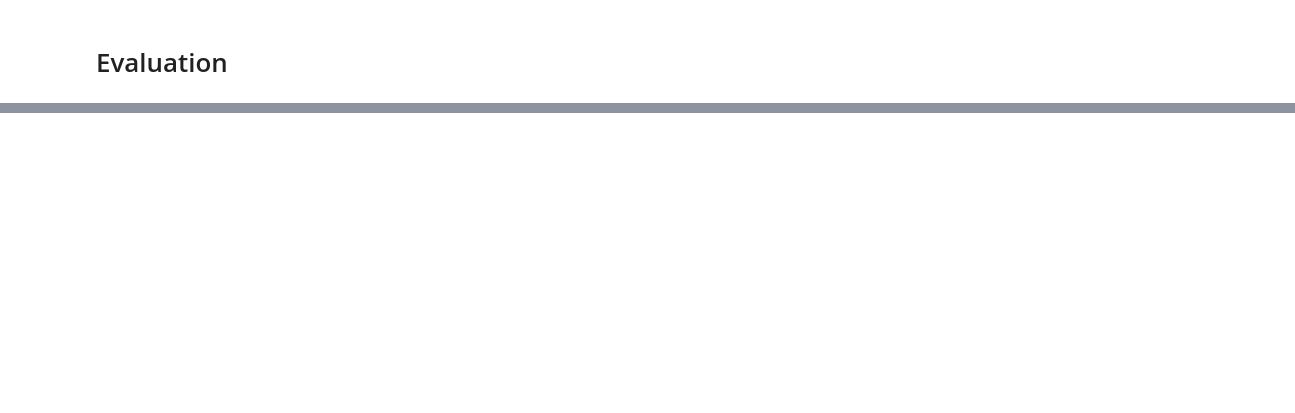
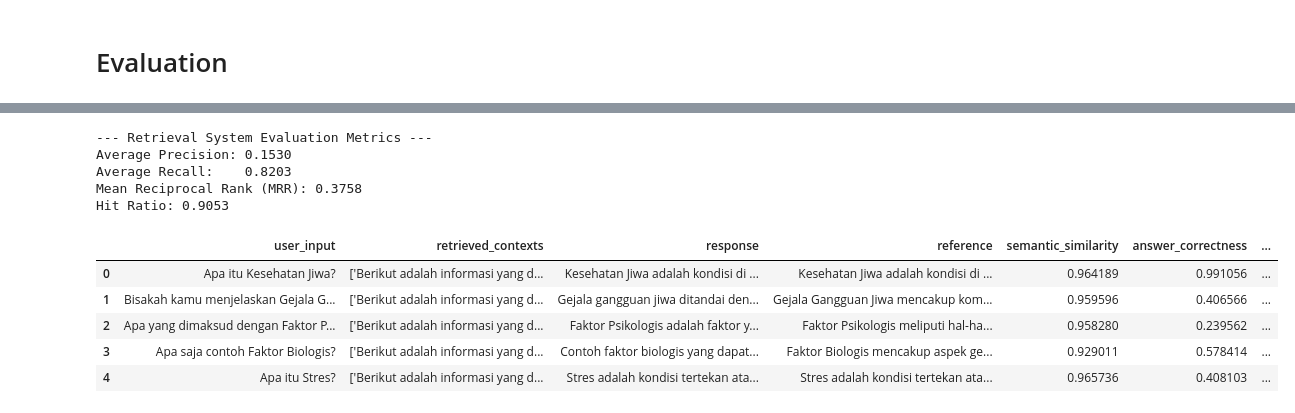
Before and after one commit to gigahidjrikaaa/UGM-AICare, a Jupyter notebook: ai/evaluation/eval.ipynb, the cells around one changed output, grey strips where cells are left out. Saved outputs shown, nothing was run; the diff lists cells and outputs as text; code cells hidden in the pictures; blank space fills up the shorter version.

```diff
--- a/ai/evaluation/eval.ipynb
+++ b/ai/evaluation/eval.ipynb
@@ -285,0 +374,27 @@ json_data
+# %%
+retrieval_results = {}
+golden_dataset = {}
+
+for index, item in enumerate(data):
+  retrieval_results[index] = item['graph_entities']
+  golden_dataset[index] = item['golden_nodes']
+
+# --- Run the Evaluation ---
+metrics = evaluate_retrieval_system(retrieval_results, golden_dataset)
+
+print("--- Retrieval System Evaluation Metrics ---")
+print(f"Average Precision: {metrics['average_precision']:.4f}")
+print(f"Average Recall:    {metrics['average_recall']:.4f}")
+print(f"Mean Reciprocal Rank (MRR): {metrics['mrr']:.4f}")
+print(f"Hit Ratio: {metrics['hit_ratio']:.4f}")
+
+# Expected output:
+# Average Precision: 0.750  ( (0.75 + 1.0 + 0.333)/3 )
+# Average Recall:    0.694  ( (0.75 + 1.0 + 0.333)/3 ) - Note: My manual example was simplified. The script is more accurate. Let's trace q3 recall: 1/3 = 0.333. q1 recall: 3/4=0.75. q2 recall: 2/2=1. (0.75+1+0.333)/3 = 2.083/3 = 0.694. Correct.
+# Mean Reciprocal Rank (MRR): 0.778  ( (1.0 + 1.0 + 0.333)/3 )
+# %% [output]
+--- Retrieval System Evaluation Metrics ---
+Average Precision: 0.1530
+Average Recall:    0.8203
+Mean Reciprocal Rank (MRR): 0.3758
+Hit Ratio: 0.9053
@@ -285,0 +706,13 @@ json_data
+# %%
+import pandas as pd
+
+
+df = pd.read_csv('./ragas_result_query_result_default_20250724.csv')
+df.head()
+# %% [output]
+|  | user_input | retrieved_contexts | response | reference | semantic_similarity | answer_correctness | ... |
+| 0 | Apa itu Kesehatan Jiwa? | ['Berikut adalah informasi yang d... | Kesehatan Jiwa adalah kondisi di ... | Kesehatan Jiwa adalah kondisi di ... | 0.964189 | 0.991056 | ... |
+| 1 | Bisakah kamu menjelaskan Gejala G... | ['Berikut adalah informasi yang d... | Gejala gangguan jiwa ditandai den... | Gejala Gangguan Jiwa mencakup kom... | 0.959596 | 0.406566 | ... |
+| 2 | Apa yang dimaksud dengan Faktor P... | ['Berikut adalah informasi yang d... | Faktor Psikologis adalah faktor y... | Faktor Psikologis meliputi hal-ha... | 0.958280 | 0.239562 | ... |
+| 3 | Apa saja contoh Faktor Biologis? | ['Berikut adalah informasi yang d... | Contoh faktor biologis yang dapat... | Faktor Biologis mencakup aspek ge... | 0.929011 | 0.578414 | ... |
+| 4 | Apa itu Stres? | ['Berikut adalah informasi yang d... | Stres adalah kondisi tertekan ata... | Stres adalah kondisi tertekan ata... | 0.965736 | 0.408103 | ... |
```
Also changed, not shown: parts of 17 cells of this notebook, 14 other files.
